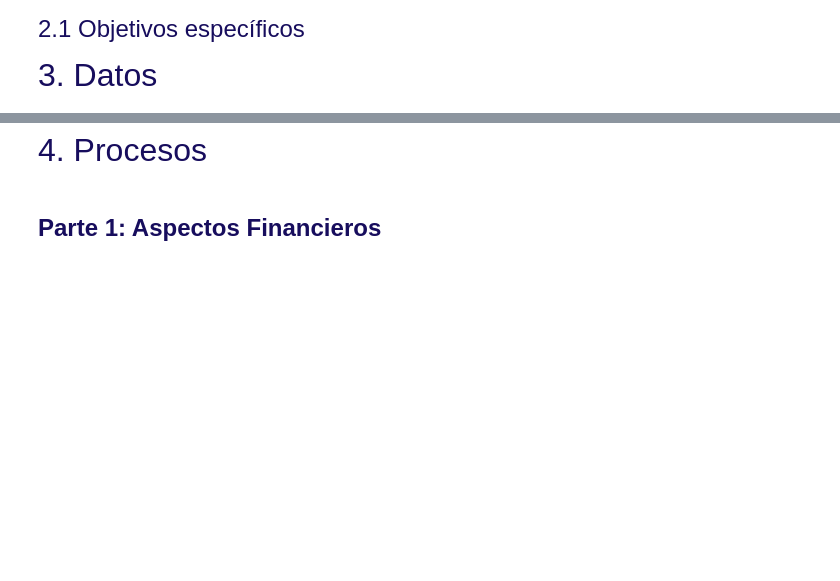
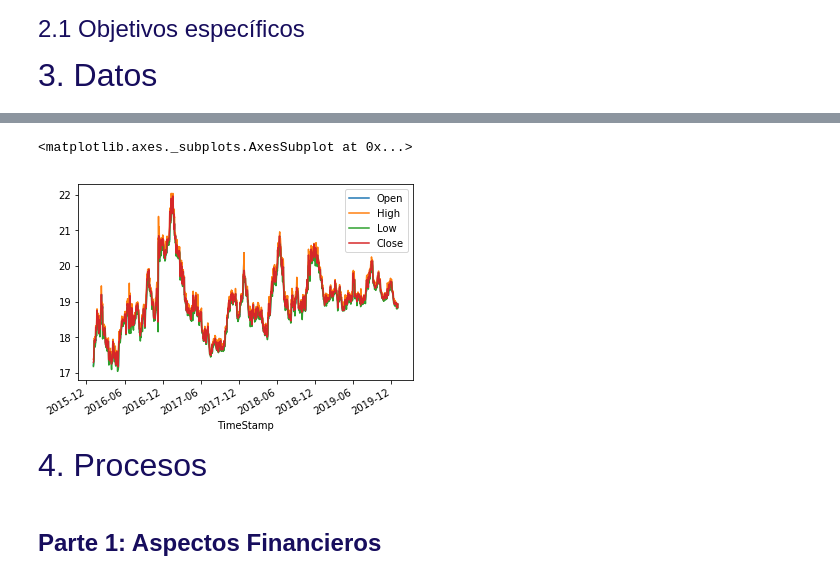
Before and after one commit to israelcastilloh/myst, a Jupyter notebook: notebook.ipynb, the cells around one changed output, grey strips where cells are left out. Drawn from its saved outputs; the diff is of its cells as text; code cells hidden in the pictures; blank space fills up the shorter version.

```diff
--- a/notebook.ipynb
+++ b/notebook.ipynb
@@ -65,3 +67,13 @@ Para correr este Notebook es necesario contar con los archivos que están conten
+# %%
+# -- --------------------------------------------------------------------------------------------------------paso 1-- #
+'''--------------------------------------------------------------
+Datos históricos de divisa
+'''
+
+datos_divisa.plot()
+# %% [output]
+<matplotlib.axes._subplots.AxesSubplot at 0x...>
+[figure, added]
 # %% [markdown]
 <font color= #170D5D> <font size = 6> 4. Procesos </font>
 # %% [markdown]
```
Also changed, not shown: parts of 15 cells of this notebook, 2 other files.
